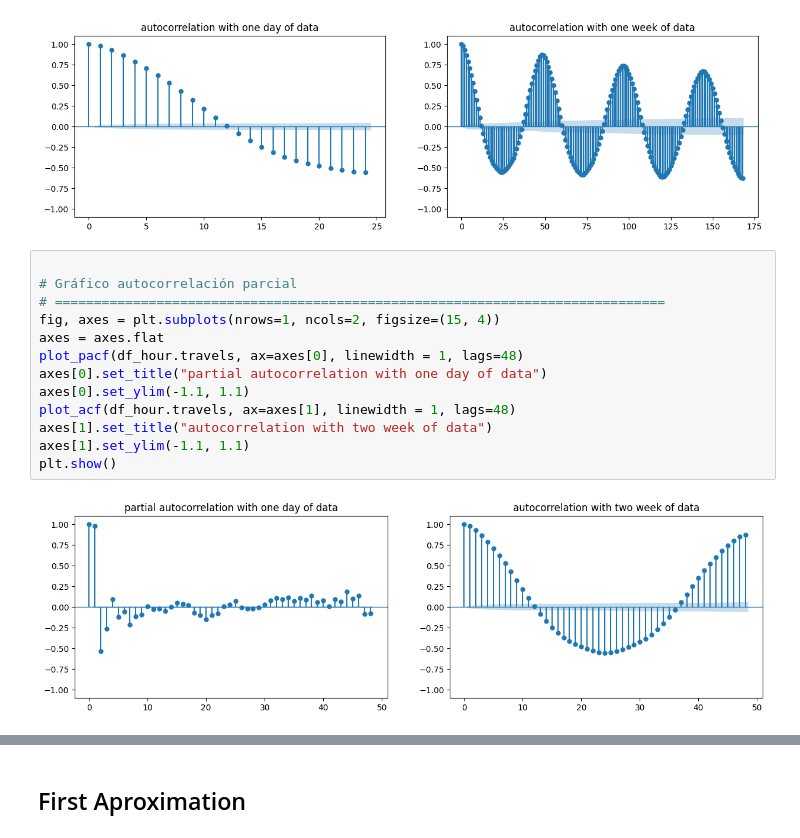
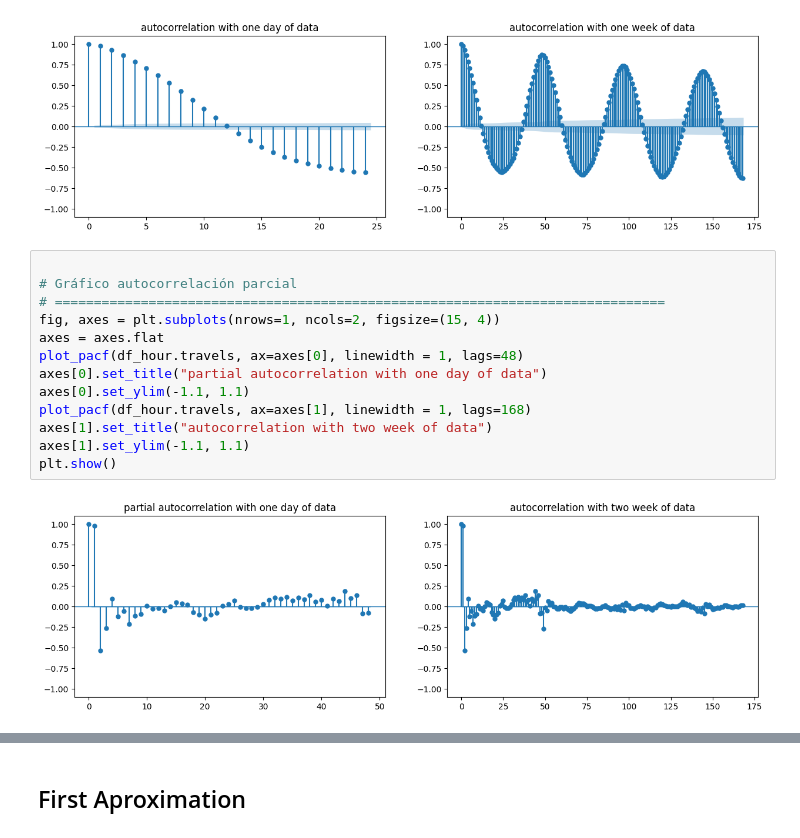
Before and after one commit to Pableren/Cab_Data_Cruise, a Jupyter notebook: Data_Science.ipynb, the cells around one changed output, grey strips where cells are left out. Drawn from its saved outputs; the diff is of its cells as text.

```diff
--- a/Data_Science.ipynb
+++ b/Data_Science.ipynb
@@ -163,15 +155,15 @@ plt.show()
 # %%
 
 # Gráfico autocorrelación parcial
 # ==============================================================================
 fig, axes = plt.subplots(nrows=1, ncols=2, figsize=(15, 4))
 axes = axes.flat
 plot_pacf(df_hour.travels, ax=axes[0], linewidth = 1, lags=48)
 axes[0].set_title("partial autocorrelation with one day of data")
 axes[0].set_ylim(-1.1, 1.1)
-plot_acf(df_hour.travels, ax=axes[1], linewidth = 1, lags=48)
+plot_pacf(df_hour.travels, ax=axes[1], linewidth = 1, lags=168)
 axes[1].set_title("autocorrelation with two week of data")
 axes[1].set_ylim(-1.1, 1.1)
 plt.show()
 # %% [output]
-[figure, old version]
+[figure, new version]
```
Also changed, not shown: parts of 5 cells of this notebook.
